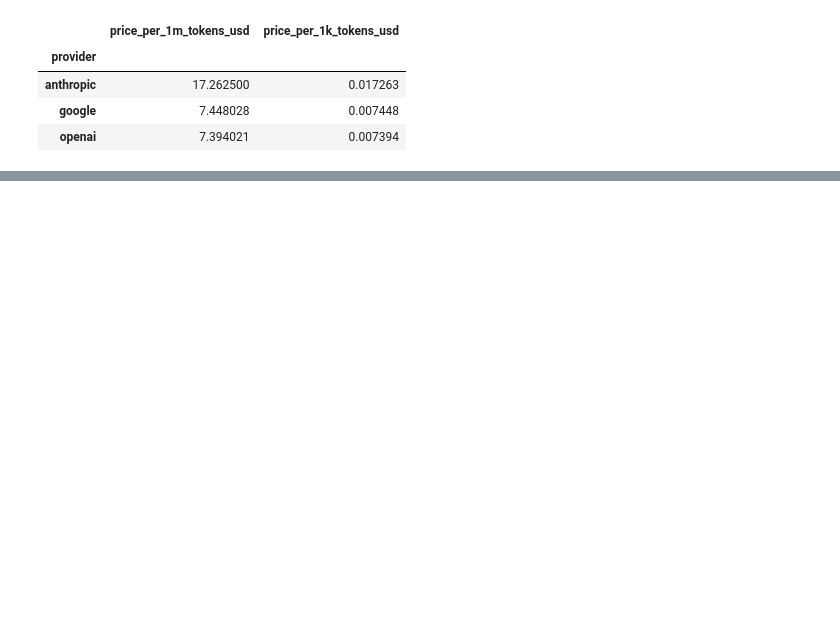
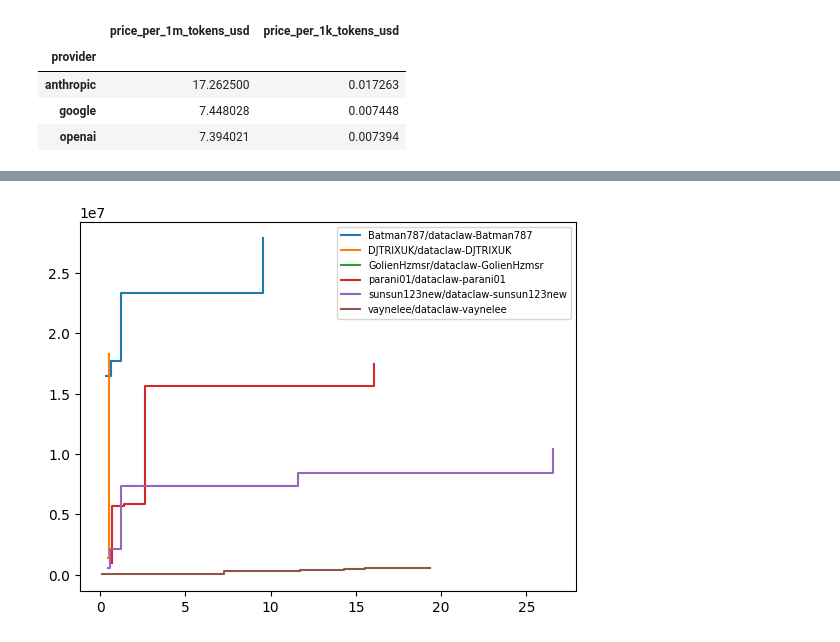
Before and after one commit to Climate-Offsets-for-AI-Responsibility/cofair-colonial, a Jupyter notebook: neon_testing.ipynb, the cells around one changed output, grey strips where cells are left out. Saved outputs shown, nothing was run; the diff lists cells and outputs as text; code cells hidden in the pictures; blank space fills up the shorter version.

```diff
--- a/neon_testing.ipynb
+++ b/neon_testing.ipynb
@@ -63,0 +124,9 @@ usage
+# %%
+fig, ax = plt.subplots()
+for user, user_df in usage.groupby('dataset_id'):
+    if user not in ["0010Grent/dataclaw-peteromallet", "lhoestq/tmp-dataclaw", "GazTrab/dataclaw-GazTrab", "woctordho/dataclaw-windows", "zhiyaowang/dataclaw-zhiyaowang","tillg/dataclaw-tillg"]:
+        ax.step(user_df['day_of_cycle'], user_df['cumulative_tokens'], where='post', label=user)
+ax.legend(fontsize=7)
+plt.show()
+# %% [output]
+[figure, added]
```
Also changed, not shown: parts of 16 cells of this notebook, 3 other files.
